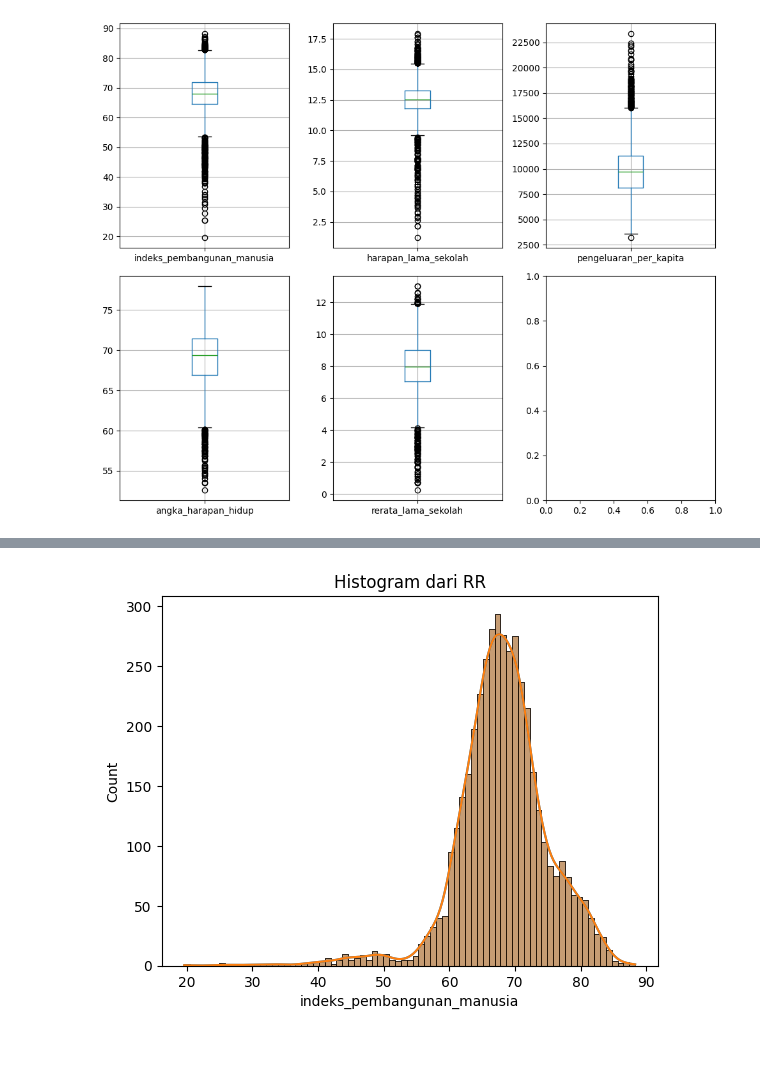
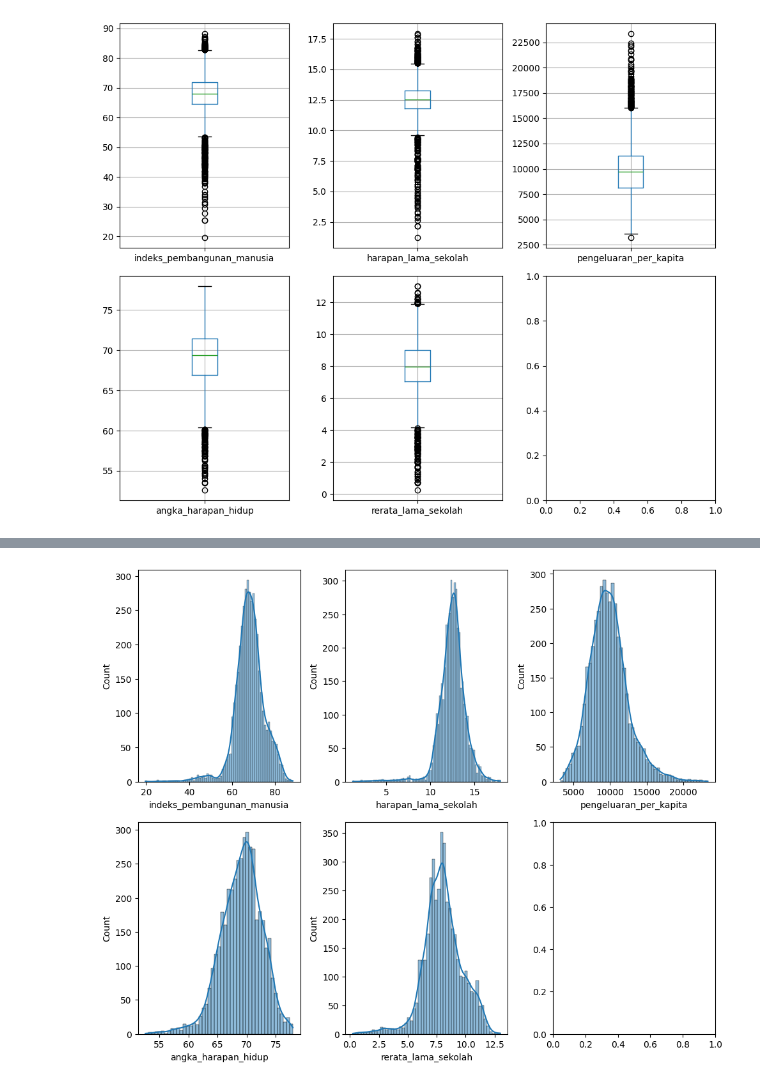
Before and after one commit to Adianjayaditya/prediksi-indeks-pembangunan-manusia, a Jupyter notebook: main.ipynb, the cells around one changed output, grey strips where cells are left out. Drawn from its saved outputs; the diff is of its cells as text; code cells hidden in the pictures; blank space fills up the shorter version.

```diff
--- a/main.ipynb
+++ b/main.ipynb
@@ -212,13 +212,23 @@ data.corr()
 | pengeluaran_per_kapita | 0.863553 | 0.536072 | 1.000000 | 0.564539 | ... |
 | angka_harapan_hidup | 0.707517 | 0.401625 | 0.564539 | 1.000000 | ... |
 | rerata_lama_sekolah | 0.877843 | 0.779600 | 0.685378 | 0.441674 | ... |
-# %%
-import seaborn as sns
-sns.histplot(data["indeks_pembangunan_manusia"], kde=True)
-plt.title('Histogram dari RR')
-plt.show()
-# %% [output]
-[figure, removed]
+# %%
+import seaborn as sns
+# sns.histplot(data["indeks_pembangunan_manusia"], kde=True)
+# plt.title('Histogram IPM')
+# plt.show()
+fig, axes = plt.subplots(nrows=2, ncols=3, figsize=(10, 8))
+sns.histplot(data["indeks_pembangunan_manusia"], kde=True, ax=axes[0, 0])
+sns.histplot(data["harapan_lama_sekolah"], kde=True, ax=axes[0, 1])
+sns.histplot(data["pengeluaran_per_kapita"], kde=True, ax=axes[0, 2])
+sns.histplot(data["angka_harapan_hidup"], kde=True, ax=axes[1, 0])
+sns.histplot(data["rerata_lama_sekolah"], kde=True, ax=axes[1, 1])
+
+
+plt.tight_layout()
+plt.show()
+# %% [output]
+[figure, added]
 # %%
 data_normalized = (data - data.min()) / (data.max() - data.min())
 data_normalized
```
